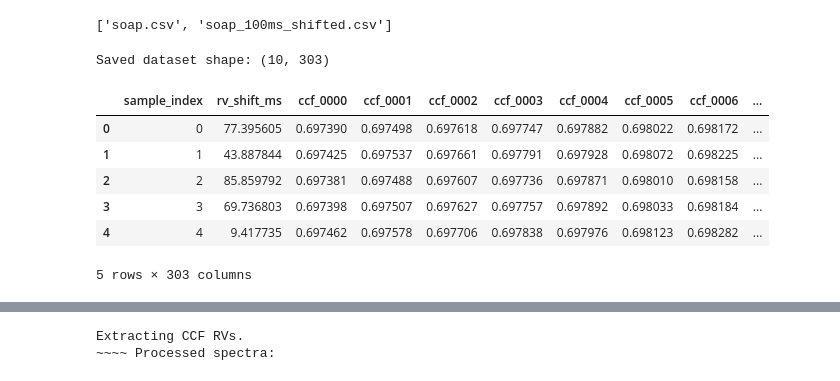
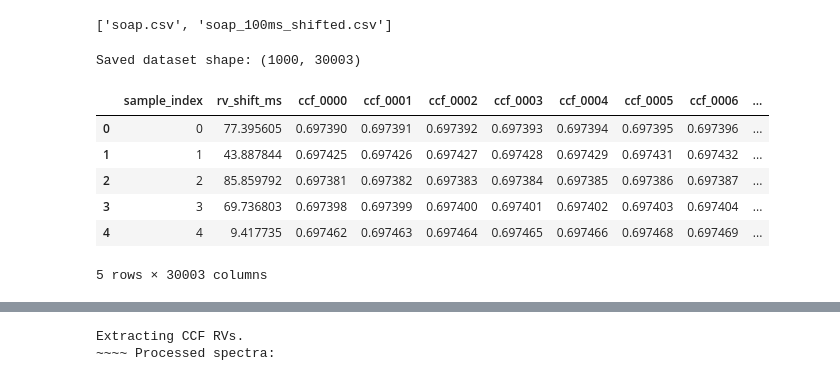
Before and after one commit to vadibekyan/DL_RV_diogo, a Jupyter notebook: integrated_star.ipynb, the cells around one changed output, grey strips where cells are left out. Drawn from its saved outputs; the diff is of its cells as text; code cells hidden in the pictures.

```diff
--- a/integrated_star.ipynb
+++ b/integrated_star.ipynb
@@ -329,43 +329,43 @@ def run_random_rv_ccf_workflow(
         random_seed=random_seed,
     )
 
     dataset_df = build_ccf_rows_dataframe(
         input_csv=input_csv,
         mask_csv=mask_csv,
         sampled_rv_ms=sampled_rv_ms,
         vrad_grid=vrad_grid,
         fill_value=fill_value,
         quiet_arve=quiet_arve,
     )
 
     ccf_output_csv = Path(ccf_output_csv)
     ccf_output_csv.parent.mkdir(parents=True, exist_ok=True)
     dataset_df.to_csv(ccf_output_csv, index=False)
 
     print("Saved dataset shape:", dataset_df.shape)
     return dataset_df
 
 random_ccf_dataset_df = run_random_rv_ccf_workflow(
     input_csv="./saved_spectra/csv_spectra/soap.csv",
     mask_csv="./saved_spectra/G2_mask.csv",
-    ccf_output_csv="./saved_spectra/random_1000ccf_with_rv.csv",
-    n_samples=10,
+    ccf_output_csv="./saved_spectra/random_1000ccf_with_rv_0001step.csv",
+    n_samples=1000,
     rv_range_ms=(0.0, 100.0),
-    vrad_grid=(-15.0, 15.0, 0.1),
+    vrad_grid=(-15.0, 15.0, 0.001),
     random_seed=42,
     quiet_arve=True,
 )
 
 random_ccf_dataset_df.head()
 # %% [output]
-Saved dataset shape: (10, 303)
+Saved dataset shape: (1000, 30003)
 |  | sample_index | rv_shift_ms | ccf_0000 | ccf_0001 | ccf_0002 | ccf_0003 | ccf_0004 | ccf_0005 | ccf_0006 | ... |
-| 0 | 0 | 77.395605 | 0.697390 | 0.697498 | 0.697618 | 0.697747 | 0.697882 | 0.698022 | 0.698172 | ... |
-| 1 | 1 | 43.887844 | 0.697425 | 0.697537 | 0.697661 | 0.697791 | 0.697928 | 0.698072 | 0.698225 | ... |
-| 2 | 2 | 85.859792 | 0.697381 | 0.697488 | 0.697607 | 0.697736 | 0.697871 | 0.698010 | 0.698158 | ... |
-| 3 | 3 | 69.736803 | 0.697398 | 0.697507 | 0.697627 | 0.697757 | 0.697892 | 0.698033 | 0.698184 | ... |
-| 4 | 4 | 9.417735 | 0.697462 | 0.697578 | 0.697706 | 0.697838 | 0.697976 | 0.698123 | 0.698282 | ... |
+| 0 | 0 | 77.395605 | 0.697390 | 0.697391 | 0.697392 | 0.697393 | 0.697394 | 0.697395 | 0.697396 | ... |
+| 1 | 1 | 43.887844 | 0.697425 | 0.697426 | 0.697427 | 0.697428 | 0.697429 | 0.697431 | 0.697432 | ... |
+| 2 | 2 | 85.859792 | 0.697381 | 0.697382 | 0.697383 | 0.697384 | 0.697385 | 0.697386 | 0.697387 | ... |
+| 3 | 3 | 69.736803 | 0.697398 | 0.697399 | 0.697400 | 0.697401 | 0.697402 | 0.697403 | 0.697404 | ... |
+| 4 | 4 | 9.417735 | 0.697462 | 0.697463 | 0.697464 | 0.697465 | 0.697466 | 0.697468 | 0.697469 | ... |
-5 rows × 303 columns
+5 rows × 30003 columns
 # %%
 # Generate 100m/s shifted SOAP spectrum for testing.
 shift_spectrum_csv(
```
Also changed, not shown: parts of 2 cells of this notebook, 15 other files.
